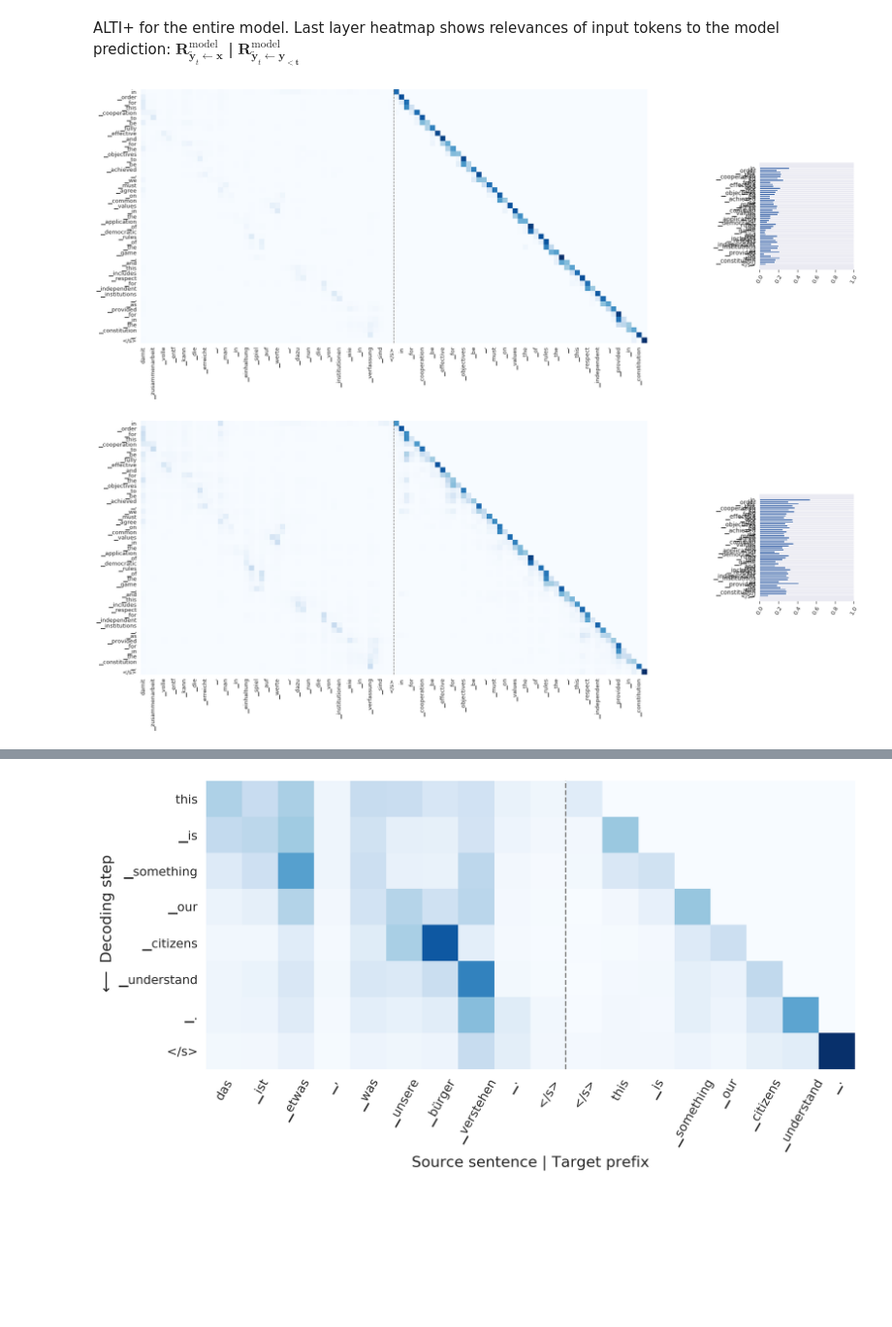
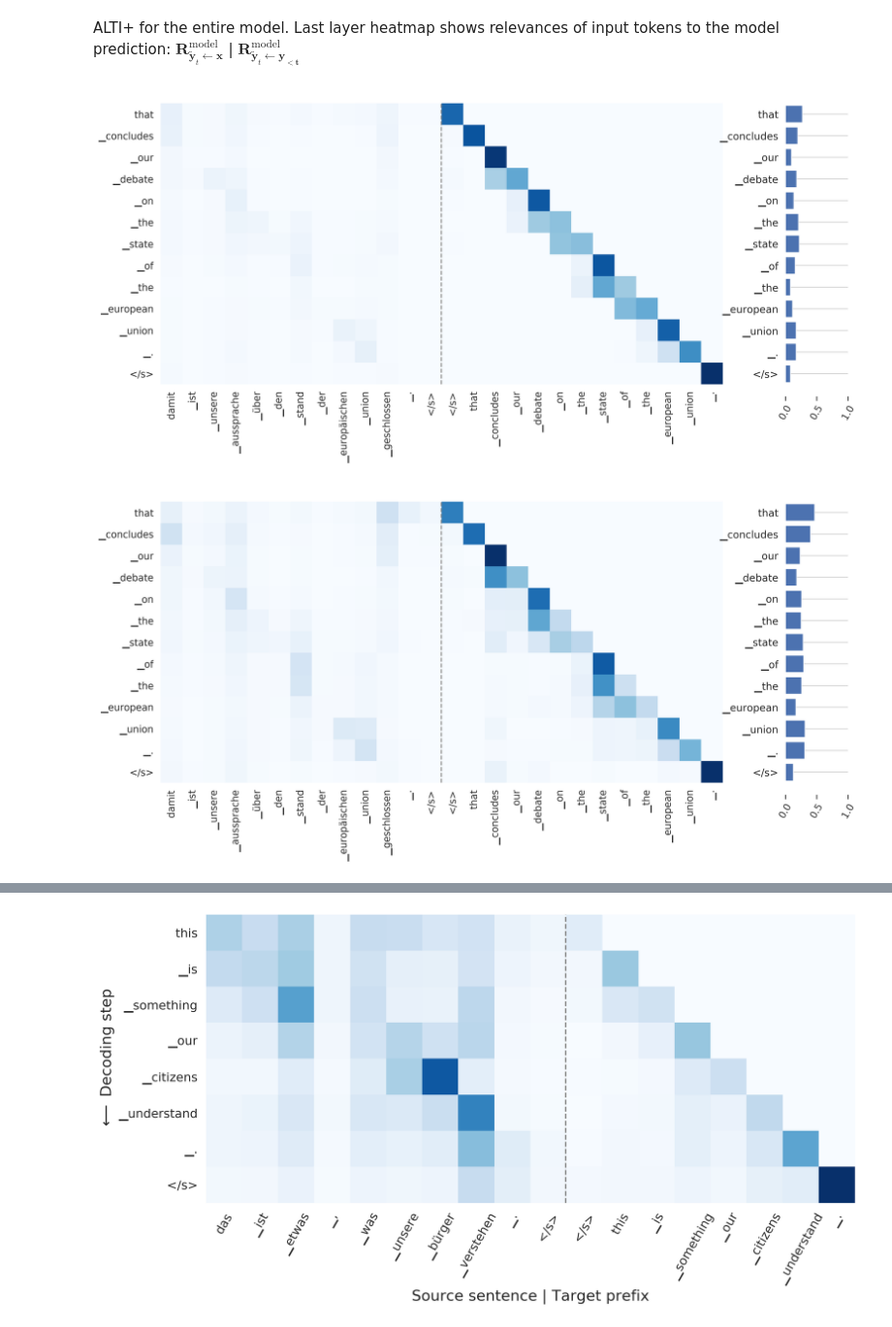
Before and after one commit to mt-upc/transformer-contributions-nmt, a Jupyter notebook: nmt_interpretability.ipynb, the cells around one changed output, grey strips where cells are left out. Shown at 97% size. Saved outputs shown, nothing was run; the diff lists cells and outputs as text; code cells hidden in the pictures; blank space fills up the shorter version.

Commit message:
alignment multilingual

```diff
--- a/nmt_interpretability.ipynb
+++ b/nmt_interpretability.ipynb
@@ -32,7 +33,7 @@ device = "cuda" if torch.cuda.is_available() else "cpu"
 # %% [markdown]
 ## Load model
 # %%
-data_sample = 'generate' # generate/interactive
+data_sample = 'interactive' # generate/interactive
 teacher_forcing = False # teacher forcing/free decoding
 
 green_color = '#82B366'
@@ -272,47 +289,53 @@ ALTI+ for the entire model. Last layer heatmap shows relevances of input tokens
 # %%
 total_alti = hub.get_contribution_rollout(src_tensor, tgt_tensor, 'l1', norm_mode='min_sum')['total']
 # %%
-from matplotlib.gridspec import GridSpec
+
+
+word_level = True
+alignment = True # evaluating alignments (prediction is reference)
 
 for layer in range(0,NUM_LAYERS):
 
-    fig = plt.figure(figsize=(30, 24))
-    gs = GridSpec(5, 4)
-    gs.update(wspace=1.2, hspace=0.05)#0.015
-    ax_main = plt.subplot(gs[0:3, :3])
-    ax_yDist = plt.subplot(gs[1, 3])#, sharey=ax_main)
+    sns.set_style("whitegrid")
+    fig = plt.figure(figsize=(17, 24), dpi=200)
+    gs = GridSpec(3, 6)
+    gs.update(wspace=1, hspace=0.05)
+    ax_main = plt.subplot(gs[0:3, :5])
+    ax_yDist = plt.subplot(gs[1, 5])
 
     contributions_rollout_layer = total_alti[layer]
     contributions_alti_layer_np = contributions_rollout_layer.detach().cpu().numpy()
+
+
     df = pd.DataFrame(contributions_alti_layer_np, columns = source_sentence + ['</s>'] + ['</s>'] + target_sentence, index = predicted_sentence + ['</s>'])
     sns.set(font_scale=1.2)
     sns.heatmap(df,cmap="Blues",square=True,ax=ax_main,cbar=False)#Reds,center=0
     src_contribution = contributions_alti_layer_np[:,:len(src_tok)+1].sum(-1)
     # print(contributions_alti_layer_np[:,:len(src_tok)+1])
     # print(len(src_tok))
     df_src_contribution = pd.DataFrame(src_contribution, columns = ['src_contribution'], index = predicted_sentence + ['</s>'])
     #sns.set_style("white")
     ax_yDist.barh(range(0,len(predicted_sentence + ['</s>'])), df_src_contribution.src_contribution, align='center')
 
     plt.yticks(ticks = range(0,len(predicted_sentence + ['</s>'])) ,labels = predicted_sentence + ['</s>'],fontsize='14')
     plt.gca().invert_yaxis()
     plt.grid(visible=True)
     ax_yDist.set_xlim(0,1)
 
     #ax_main.set_title('Layer ' + str(layer+1))
     ax_main.axvline(x = len(source_sentence)+0.98, lw=1.5, linestyle = '--', color = 'grey')# ymin = 0, ymax = 15
 
     #ax_yDist.set_title('Source contribution')
     #ax_yDist.set_yticklabels([])
     #sns.despine(left=True, bottom=True)
     ax_yDist.xaxis.set_ticks_position("bottom")
     plt.xticks(rotation=60)
     ax_yDist.xaxis.grid(False)
 
     ax_yDist.spines['top'].set_visible(False)
     ax_yDist.spines['right'].set_visible(False)
     ax_yDist.spines['bottom'].set_visible(False)
     ax_yDist.spines['left'].set_visible(False)
 # %% [output]
-[figure, old version]
+[figure, new version]
-[figure, old version]
+[figure, new version]
```
Also changed, not shown: parts of 6 cells of this notebook, 11 other files.
